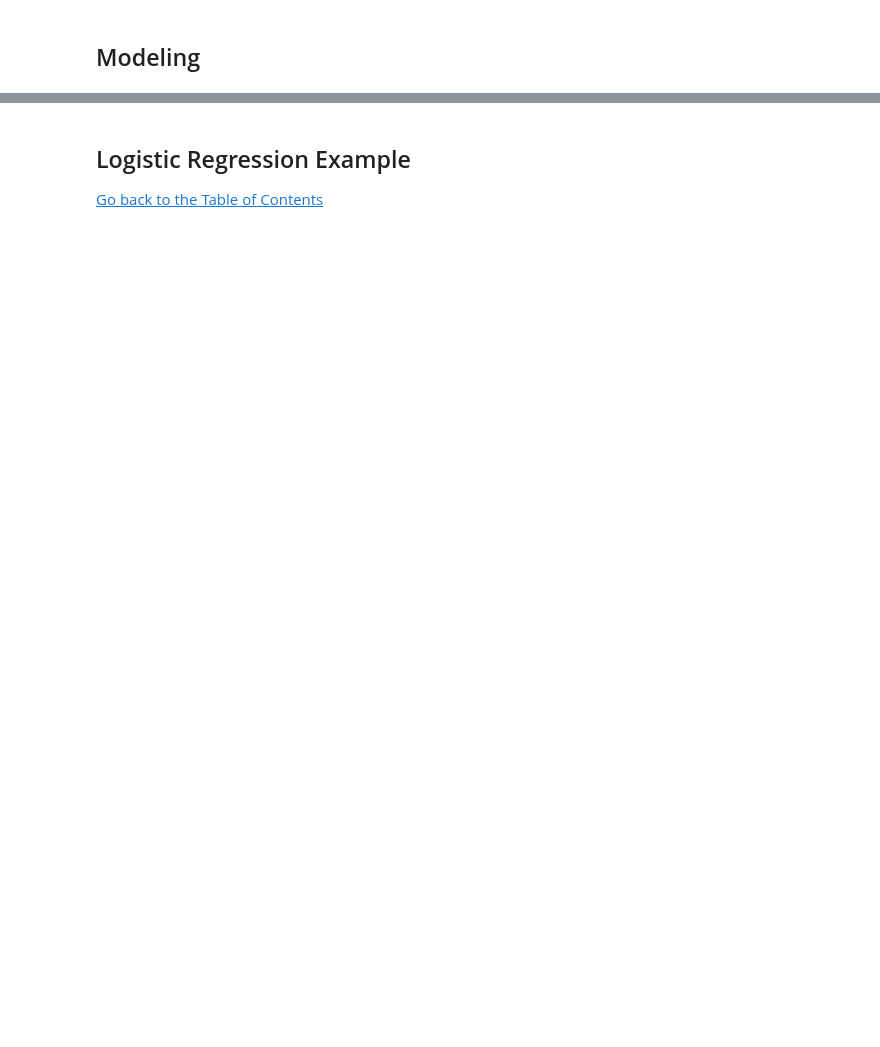
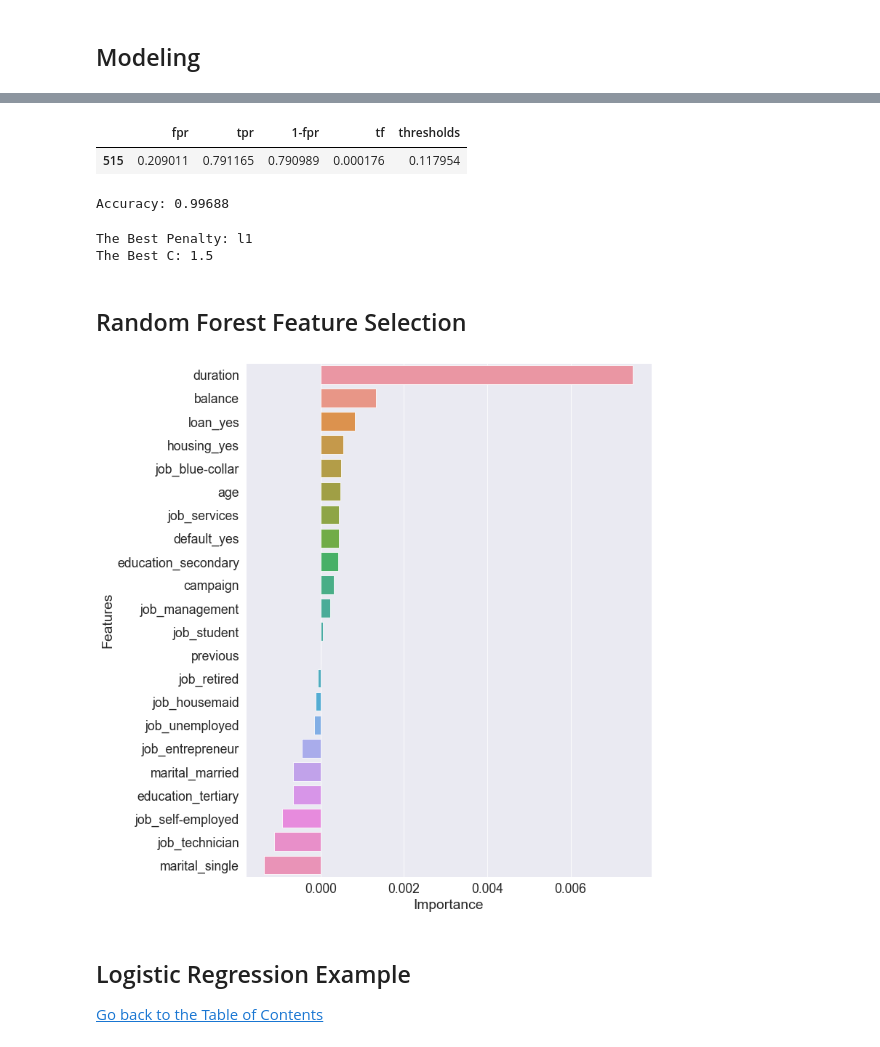
Before and after one commit to TimMango/Python_Encyclopedia, a Jupyter notebook: Project_Essentials.ipynb, the cells around one changed output, grey strips where cells are left out. Drawn from its saved outputs; the diff is of its cells as text; code cells hidden in the pictures; blank space fills up the shorter version.

```diff
--- a/Project_Essentials.ipynb
+++ b/Project_Essentials.ipynb
@@ -398,0 +524,32 @@ x_train_complete.head(3)
+# %%
+fpr, tpr, thresholds = roc_curve(y_test, logreg.predict_proba(x_test)[:,1])
+i = np.arange(len(tpr))
+roc = pd.DataFrame({'fpr' : pd.Series(fpr, index=i),'tpr' : pd.Series(tpr, index = i), '1-fpr' : pd.Series(1-fpr, index = i), 'tf' : pd.Series(tpr - (1-fpr), index = i), 'thresholds' : pd.Series(thresholds, index = i)})
+roc.iloc[(roc.tf-0).abs().argsort()[:1]]
+# %% [output]
+|  | fpr | tpr | 1-fpr | tf | thresholds |
+| 515 | 0.209011 | 0.791165 | 0.790989 | 0.000176 | 0.117954 |
+# %%
+THRESHOLD = 0.52
+preds = np.where(logreg.predict_proba(x_test)[:,1] > THRESHOLD, 1, 0)
+print('Accuracy: {:.5f}'.format(logreg.score(x_test, preds)))
+# %% [output]
+Accuracy: 0.99688
+# %%
+import pandas as pd
+import numpy as np
+import matplotlib.pyplot as plt
+import seaborn as sns
+from sklearn.linear_model import LogisticRegression
+from sklearn.model_selection import GridSearchCV, StratifiedKFold
+from sklearn.metrics import roc_auc_score, auc, roc_curve, confusion_matrix
+
+logreg = LogisticRegression()
+grid={"C":np.array([0.001, 0.01, 0.1,.5, 1, 1.5, 3 , 5, 10]), "penalty":["l1","l2"]}
+logreg_cv=GridSearchCV(logreg,grid,cv=5)
+logreg_cv.fit(x_train,y_train)
+print('The Best Penalty:', logreg_cv.best_estimator_.get_params()['penalty'])
+print('The Best C:', logreg_cv.best_estimator_.get_params()['C'])
+# %% [output]
+The Best Penalty: l1
+The Best C: 1.5
@@ -399,3 +562,47 @@ x_train_complete.head(3)
+# %% [markdown]
+## Random Forest Feature Selection
+# %%
+from sklearn.ensemble import RandomForestClassifier
+# random forest model creation
+rfc = RandomForestClassifier(n_estimators=5)
+rfc.fit(x_train, y_train)
+# predictions
+rfc_predict = rfc.predict(x_test)
+# %%
+from sklearn.base import clone
+import seaborn as sns
+
+def RFC_Feature_Importance(model, x_train, y_train, random_state = 42):
+
+    # clone the model to have the exact same specification as the one initially trained
+    model_clone = clone(model)
+    # set random_state for comparability
+    model_clone.random_state = random_state
+    # training and scoring the benchmark model
+    model_clone.fit(x_train, y_train)
+    benchmark_score = model_clone.score(x_train, y_train)
+    # list for storing feature importances
+    importances = []
+
+    # iterating over all columns and storing feature importance (difference between benchmark and new model)
+    for col in x_train.columns:
+        model_clone = clone(model)
+        model_clone.random_state = random_state
+        model_clone.fit(x_train.drop(col, axis = 1), y_train)
+        drop_col_score = model_clone.score(x_train.drop(col, axis = 1), y_train)
+        importances.append(benchmark_score - drop_col_score)
+
+    importances_df = pd.DataFrame({'Features': x_train.columns, 'Importance' : importances})
+    importances_df.sort_values(by= ['Importance'], ascending=False, inplace=True)
+    importances_df.reset_index(drop=True, inplace=True)
+
+    return importances_df
+# %%
+importances_df = RFC_Feature_Importance(rfc, x_train, y_train, random_state=42)
+# %%
+Feature_Importance_RFC = sns.barplot(x="Importance", y="Features", data=importances_df)
+# %% [output]
+[figure, added]
 # %% [markdown]
 ## Logistic Regression Example
 [Go back to the Table of Contents](#Contents)
```
Also changed, not shown: parts of 40 cells of this notebook, 2 other files.
